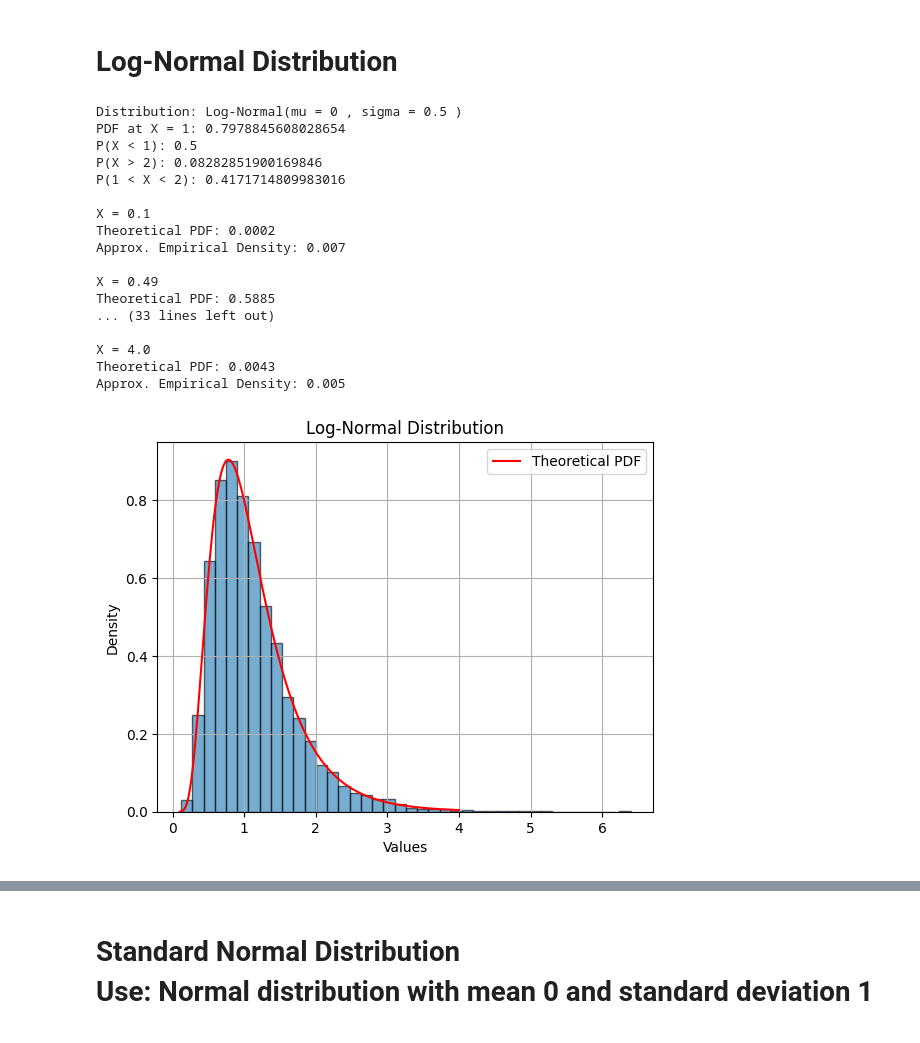
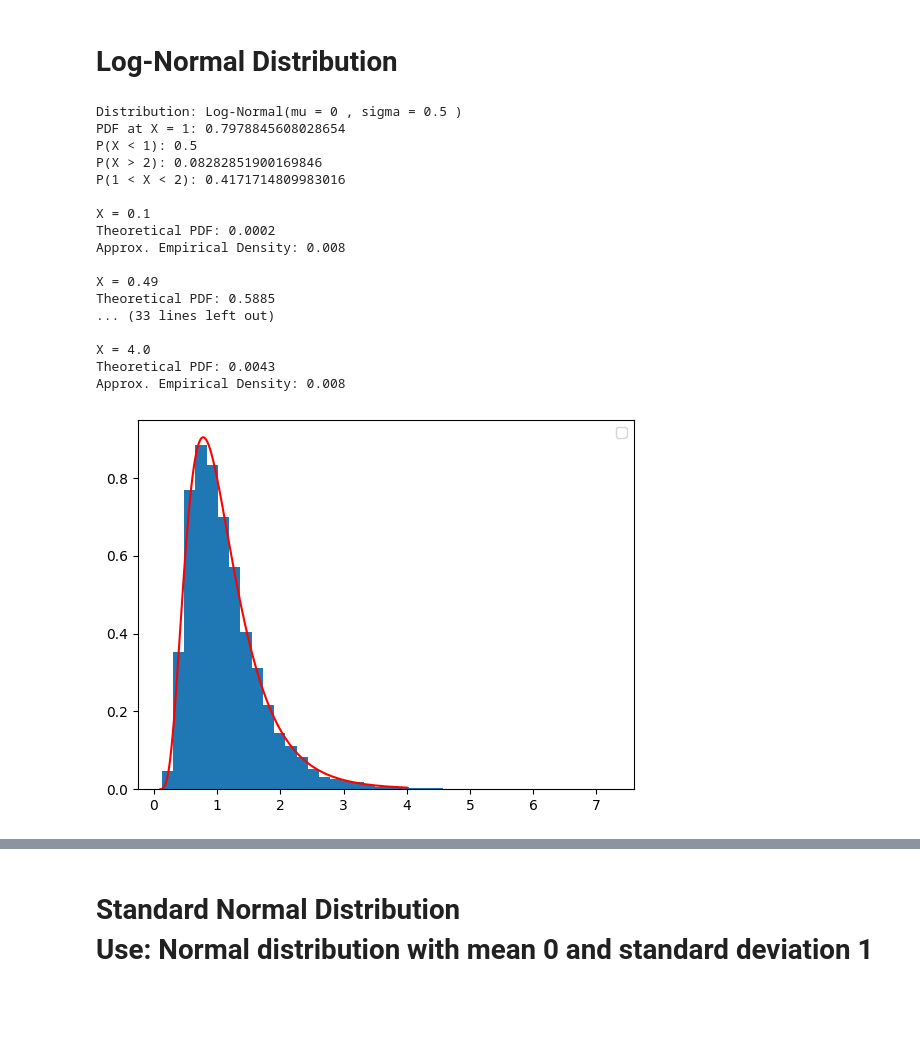
Before and after one commit to NeelPatel2548/APS-Subject-Work, a Jupyter notebook: Distribution/OtherAllDistrbution.ipynb, the cells around one changed output, grey strips where cells are left out. Saved outputs shown, nothing was run; the diff lists cells and outputs as text; code cells hidden in the pictures; blank space fills up the shorter version.

```diff
--- a/Distribution/OtherAllDistrbution.ipynb
+++ b/Distribution/OtherAllDistrbution.ipynb
@@ -261,44 +261,36 @@ for x in support:
 
     theoretical = X.pdf(x)
 
     empirical = np.mean(
         (samples >= x - 0.1) & (samples < x + 0.1)
     ) / 0.1
 
     print("\nX =", round(x, 2))
     print("Theoretical PDF:", round(theoretical, 4))
     print("Approx. Empirical Density:", round(empirical, 4))
 
-# Histogram
-plt.hist(samples, bins=40, density=True,
-         alpha=0.6, edgecolor='black')
-
-# Theoretical PDF
+#Histogram
+plt.hist(samples, bins=40, density=True)
 x = np.linspace(0.1, 4, 200)
-plt.plot(x, X.pdf(x), 'r-', label="Theoretical PDF")
-
-plt.title("Log-Normal Distribution")
-plt.xlabel("Values")
-plt.ylabel("Density")
+plt.plot(x, X.pdf(x), 'r')
 plt.legend()
-plt.grid()
 plt.show()
 # %% [output]
 Distribution: Log-Normal(mu = 0 , sigma = 0.5 )
 PDF at X = 1: 0.7978845608028654
 P(X < 1): 0.5
 P(X > 2): 0.08282851900169846
 P(1 < X < 2): 0.4171714809983016
 
 X = 0.1
 Theoretical PDF: 0.0002
-Approx. Empirical Density: 0.007
+Approx. Empirical Density: 0.008
 
 X = 0.49
 Theoretical PDF: 0.5885
 ... (33 lines left out)
 
 X = 4.0
 Theoretical PDF: 0.0043
-Approx. Empirical Density: 0.005
+Approx. Empirical Density: 0.008
-[figure, old version]
+[figure, new version]
```
Also changed, not shown: parts of 5 cells of this notebook, 2 other files.
